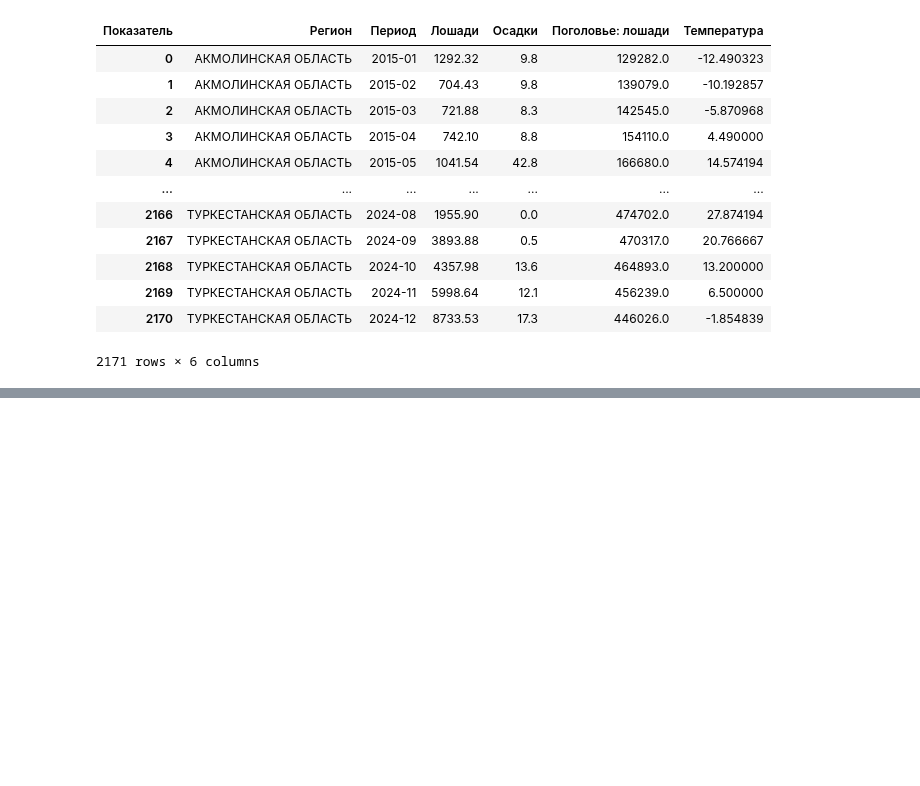
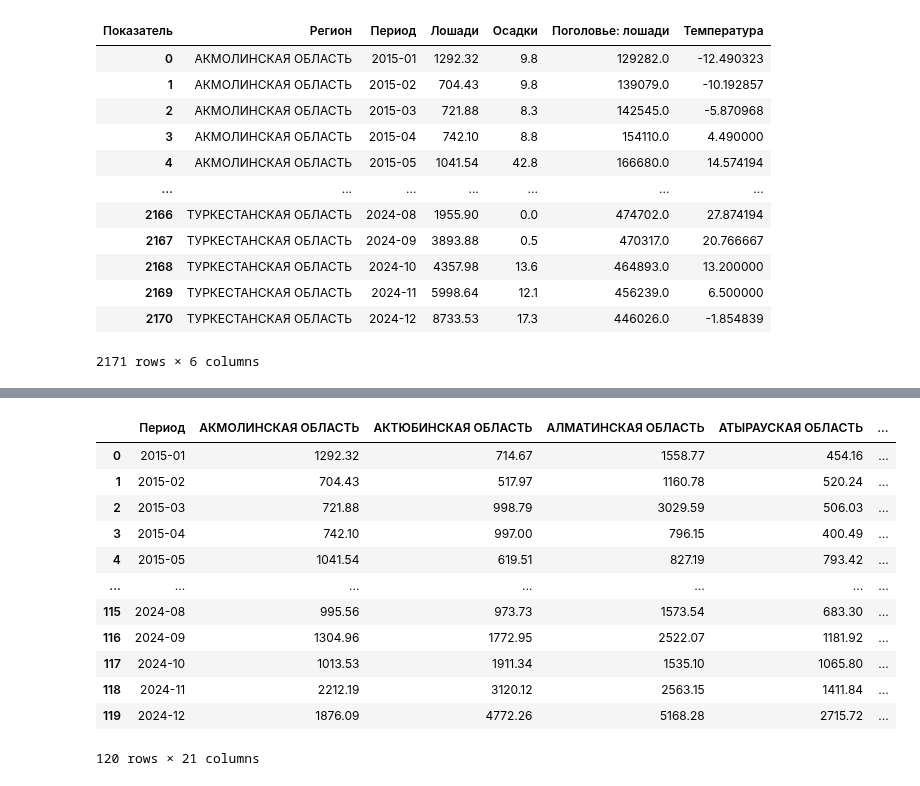
Before and after one commit to Madi147/ICC, a Jupyter notebook: Models/Лошади/Датасет лошади.ipynb, the cells around one changed output, grey strips where cells are left out. Saved outputs shown, nothing was run; the diff lists cells and outputs as text; code cells hidden in the pictures; blank space fills up the shorter version.

```diff
--- a/Models/Лошади/Датасет лошади.ipynb
+++ b/Models/Лошади/Датасет лошади.ipynb
@@ -129,2 +129,35 @@ df_horse.sample(10)
 # %%
 df_horse.to_excel("Датасет по лошадям.xlsx", index=False)
+# %%
+# 1) приведение типов
+df = df_horse.copy()
+df["Период"] = pd.to_datetime(df["Период"], format="%Y-%m", errors="coerce")
+df["Лошади"] = pd.to_numeric(df["Лошади"], errors="coerce")
+
+# 2) wide-таблица: строки — месяцы, столбцы — регионы, значения — КРС
+df_horse_wide = (df
+        .pivot_table(index="Период", columns="Регион", values="Лошади", aggfunc="sum")  # если дублей нет — можно aggfunc="first"
+        .sort_index())
+# 3) Убираем лишний уровень индекса у колонок
+df_horse_wide.columns.name = None
+
+# 4) Возвращаем "Период" в строковый формат YYYY-MM
+df_horse_wide = df_horse_wide.reset_index()
+df_horse_wide["Период"] = df_horse_wide["Период"].dt.strftime("%Y-%m")
+
+df_horse_wide.to_excel("Датасет по лошадям wide.xlsx", index=False)
+df_horse_wide
+# %% [output]
+|  | Период | АКМОЛИНСКАЯ ОБЛАСТЬ | АКТЮБИНСКАЯ ОБЛАСТЬ | АЛМАТИНСКАЯ ОБЛАСТЬ | АТЫРАУСКАЯ ОБЛАСТЬ | ... |
+| 0 | 2015-01 | 1292.32 | 714.67 | 1558.77 | 454.16 | ... |
+| 1 | 2015-02 | 704.43 | 517.97 | 1160.78 | 520.24 | ... |
+| 2 | 2015-03 | 721.88 | 998.79 | 3029.59 | 506.03 | ... |
+| 3 | 2015-04 | 742.10 | 997.00 | 796.15 | 400.49 | ... |
+| 4 | 2015-05 | 1041.54 | 619.51 | 827.19 | 793.42 | ... |
+| ... | ... | ... | ... | ... | ... | ... |
+| 115 | 2024-08 | 995.56 | 973.73 | 1573.54 | 683.30 | ... |
+| 116 | 2024-09 | 1304.96 | 1772.95 | 2522.07 | 1181.92 | ... |
+| 117 | 2024-10 | 1013.53 | 1911.34 | 1535.10 | 1065.80 | ... |
+| 118 | 2024-11 | 2212.19 | 3120.12 | 2563.15 | 1411.84 | ... |
+| 119 | 2024-12 | 1876.09 | 4772.26 | 5168.28 | 2715.72 | ... |
+120 rows × 21 columns
```
Also changed, not shown: parts of 2 cells of this notebook, 29 other files.
